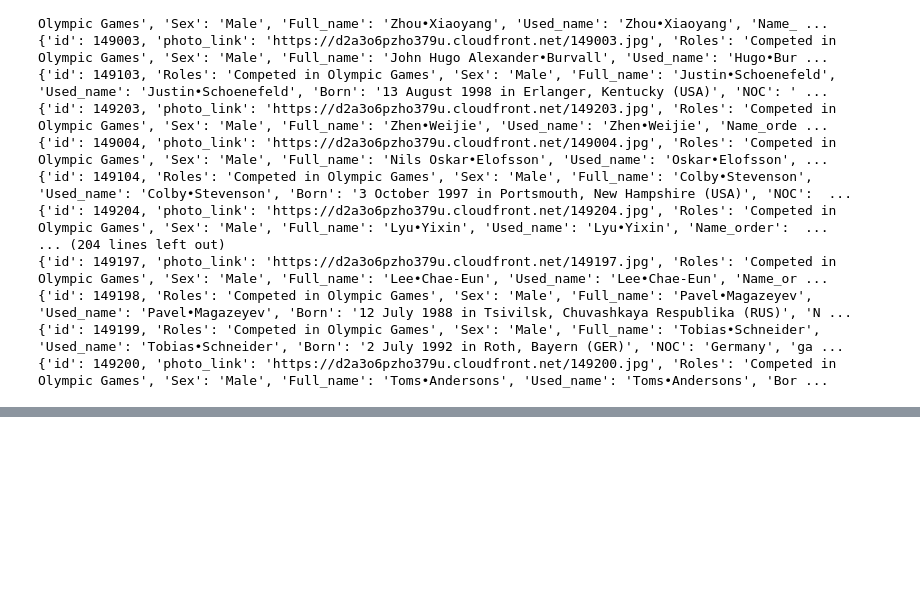
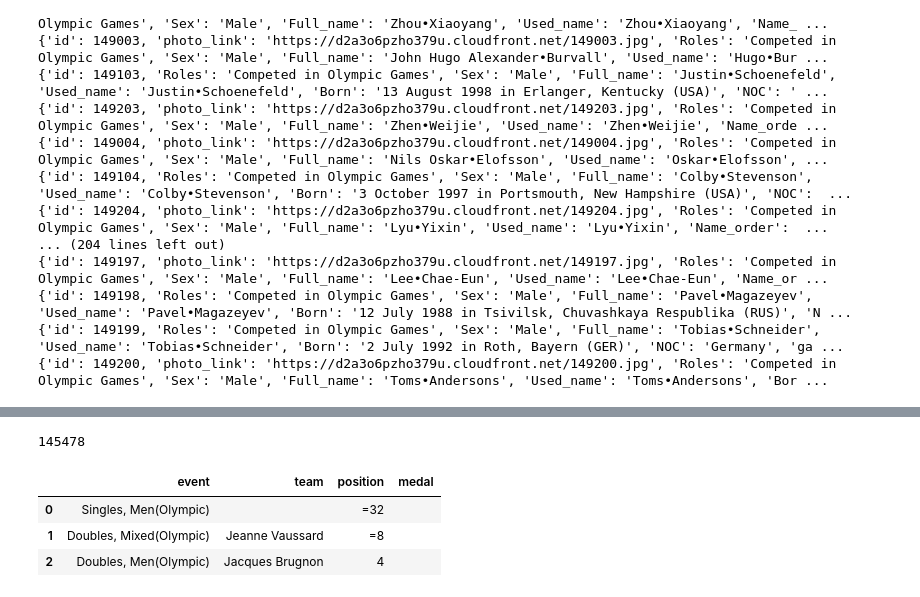
Before and after one commit to Maryam-Dollet/Webscraping_project, a Jupyter notebook: maryam_dollet_first_scrap.ipynb, the cells around one changed output, grey strips where cells are left out. Saved outputs shown, nothing was run; the diff lists cells and outputs as text; code cells hidden in the pictures; blank space fills up the shorter version.

Commit message:
concatenate all data

```diff
--- a/maryam_dollet_first_scrap.ipynb
+++ b/maryam_dollet_first_scrap.ipynb
@@ -370,0 +400,8 @@ print(batches[1:])
+# %%
+python_objects = []
+
+# Load each JSON file into a Python object.
+for json_file in sorted_files:
+    with open(f"players/{json_file}", "r") as f:
+        for player in json.load(f):
+            python_objects.append(player)
@@ -370,0 +412,6 @@ print(batches[1:])
+# %%
+with open(f"all_players.json", "w") as f:
+    json.dump(python_objects, f)
+# %%
+with open("all_players.json", 'r') as f:
+    data = json.load(f)
@@ -370,0 +539,13 @@ print(batches[1:])
+# %%
+len(data[1:])
+# %% [output]
+145478
+# %%
+df = pd.DataFrame(data[0])
+temp = pd.json_normalize(data[0], record_path=["games"])
+Final = pd.concat([df.drop(['games'], axis = 1), temp], axis = 1)
+for player in data[1:]:
+    df2 = pd.DataFrame(data[0])
+    temp2 = pd.json_normalize(data[0], record_path=["games"])
+    new_df = pd.concat([df2.drop(['games'], axis = 1), temp2], axis = 1)
+    Final = pd.concat([Final, new_df], ignore_index=True, sort=False)
@@ -370,0 +556,7 @@ print(batches[1:])
+# %%
+pd.json_normalize(Final.Events[1])
+# %% [output]
+|  | event | team | position | medal |
+| 0 | Singles, Men(Olympic) |  | =32 |  |
+| 1 | Doubles, Mixed(Olympic) | Jeanne Vaussard | =8 |  |
+| 2 | Doubles, Men(Olympic) | Jacques Brugnon | 4 |  |
```
Also changed, not shown: parts of 17 cells of this notebook, 1 other file.
